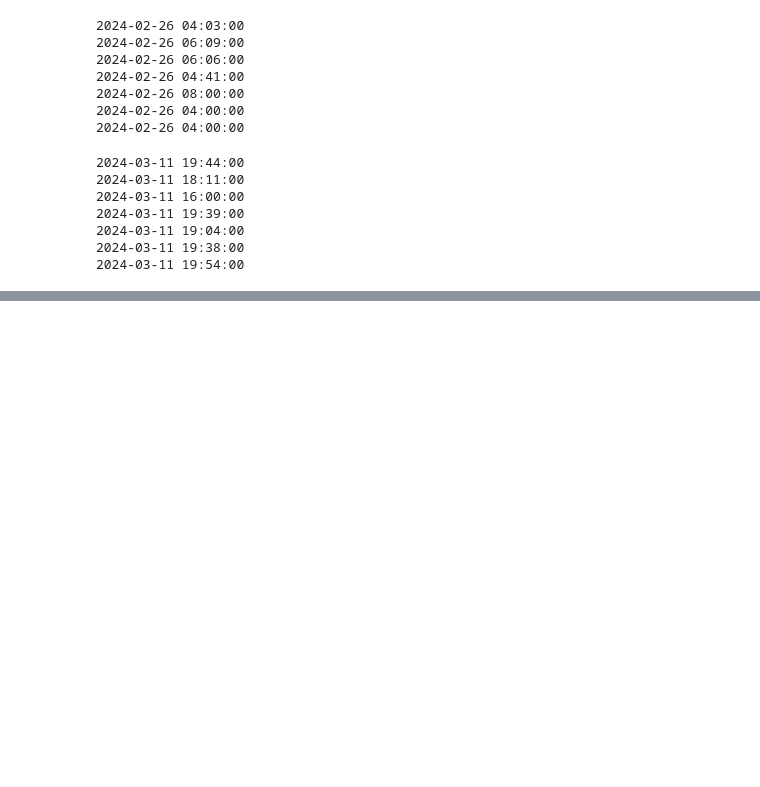
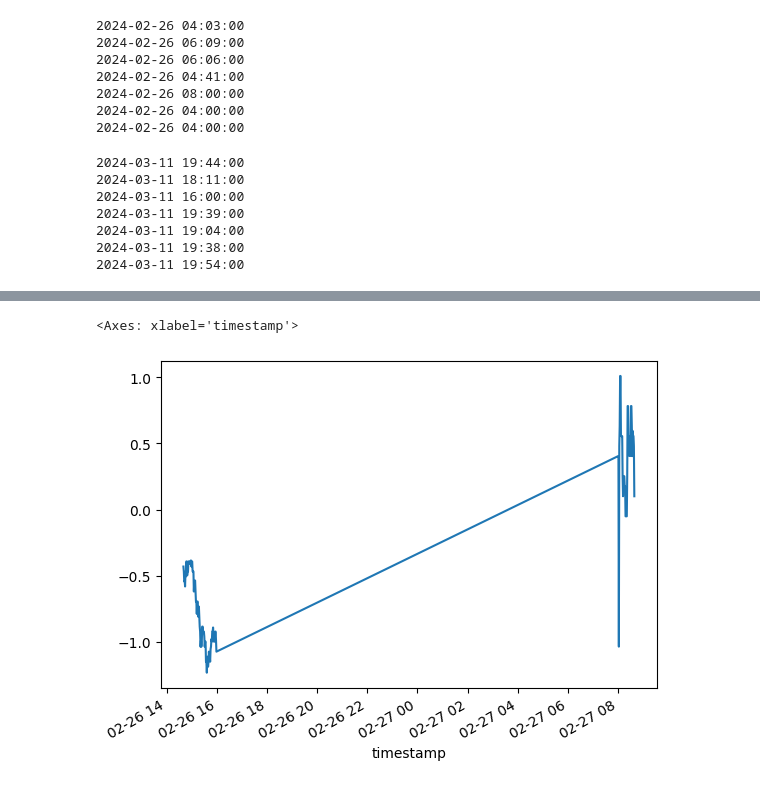
Before and after one commit to FerdinandBeaman/Capstone, a Jupyter notebook: CapstoneProject.ipynb, the cells around one changed output, grey strips where cells are left out. Cells and saved outputs as stored; diff of their text form; code cells hidden in the pictures; blank space fills up the shorter version.

```diff
--- a/CapstoneProject.ipynb
+++ b/CapstoneProject.ipynb
@@ -123,0 +147,5 @@ for i, df in enumerate(all_dfs):
+# %%
+seven_dfs["open_1"][400:520].plot()
+# %% [output]
+<Axes: xlabel='timestamp'>
+[figure, added]
```
Also changed, not shown: parts of 28 cells of this notebook.
